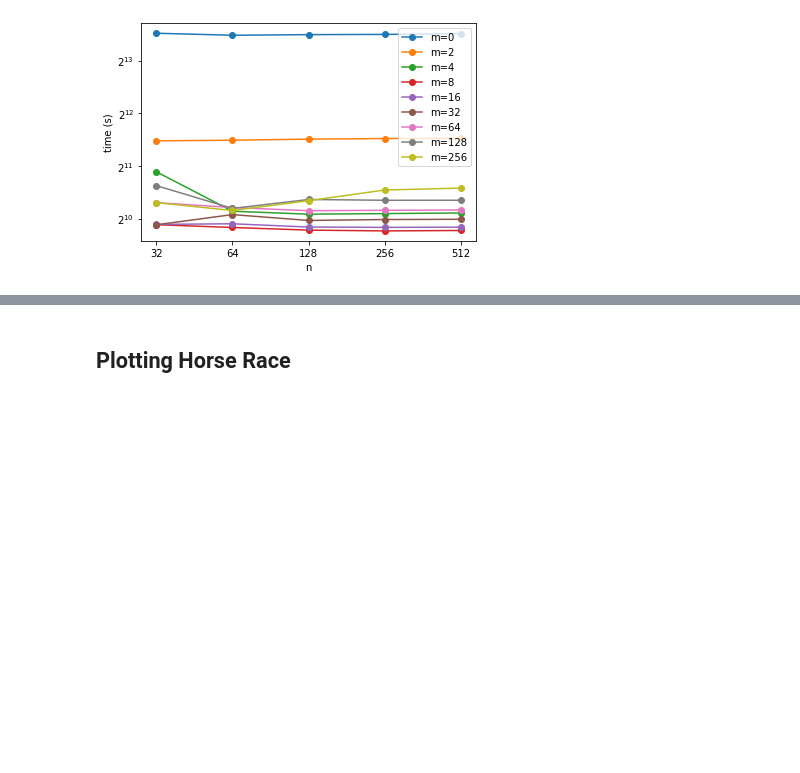
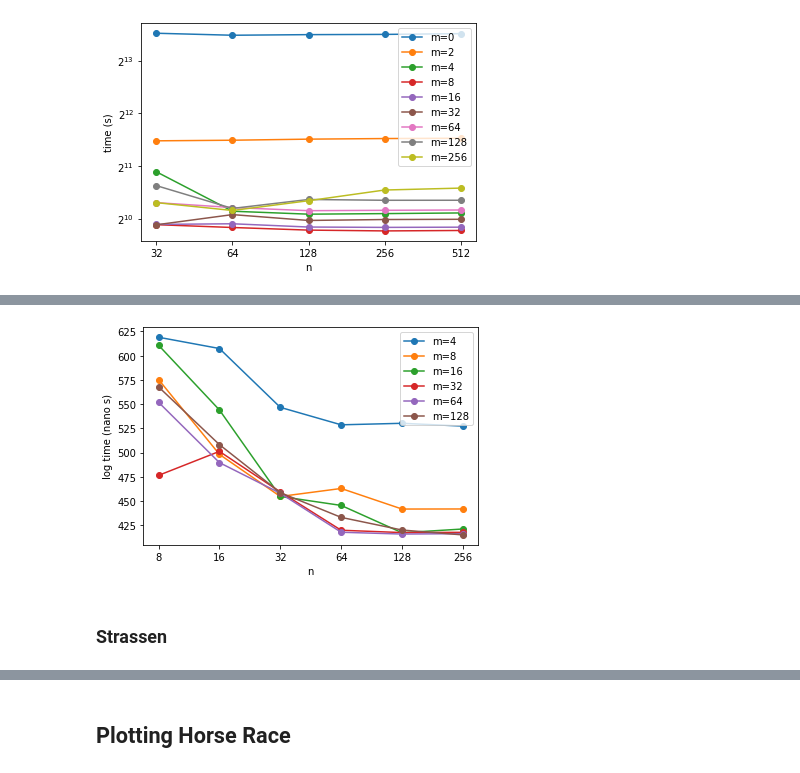
Before and after one commit to katarynka/TheMatrix, a Jupyter notebook: plotting_v2.ipynb, the cells around one changed output, grey strips where cells are left out. Drawn from its saved outputs; the diff is of its cells as text; code cells hidden in the pictures; blank space fills up the shorter version.

```diff
--- a/plotting_v2.ipynb
+++ b/plotting_v2.ipynb
@@ -122,0 +169,25 @@ plt.savefig(path+plot_path+ "strassen_m_experiment_res.pdf")
+# %%
+fig = plt.figure()
+ax = fig.gca()
+
+for m in m_list:
+    name = "df_m" + str(m)
+    label = "m=" + str(m)
+    df = recursive_write_through_res[name]
+    ax.plot(df['n'], df['nano_seconds/runtime'], label=label, marker = 'o')
+
+# ax.set_yscale('log', base=2)
+ax.set_xscale('log', base=2)
+plt.xticks(n_ticks, n_label)
+
+#outside for-loop
+ax.set_xlabel("n")
+ax.set_ylabel("log time (nano s)")
+ax.legend(m_legend)
+
+#save plot as pdf
+plt.savefig(path+plot_path+ "recursive_write_through_m_experiment_new_runtime_scaled_no_small_m.pdf")
+# %% [output]
+[figure, added]
+# %% [markdown]
+### Strassen
```
Also changed, not shown: parts of 19 cells of this notebook, 16 other files.
